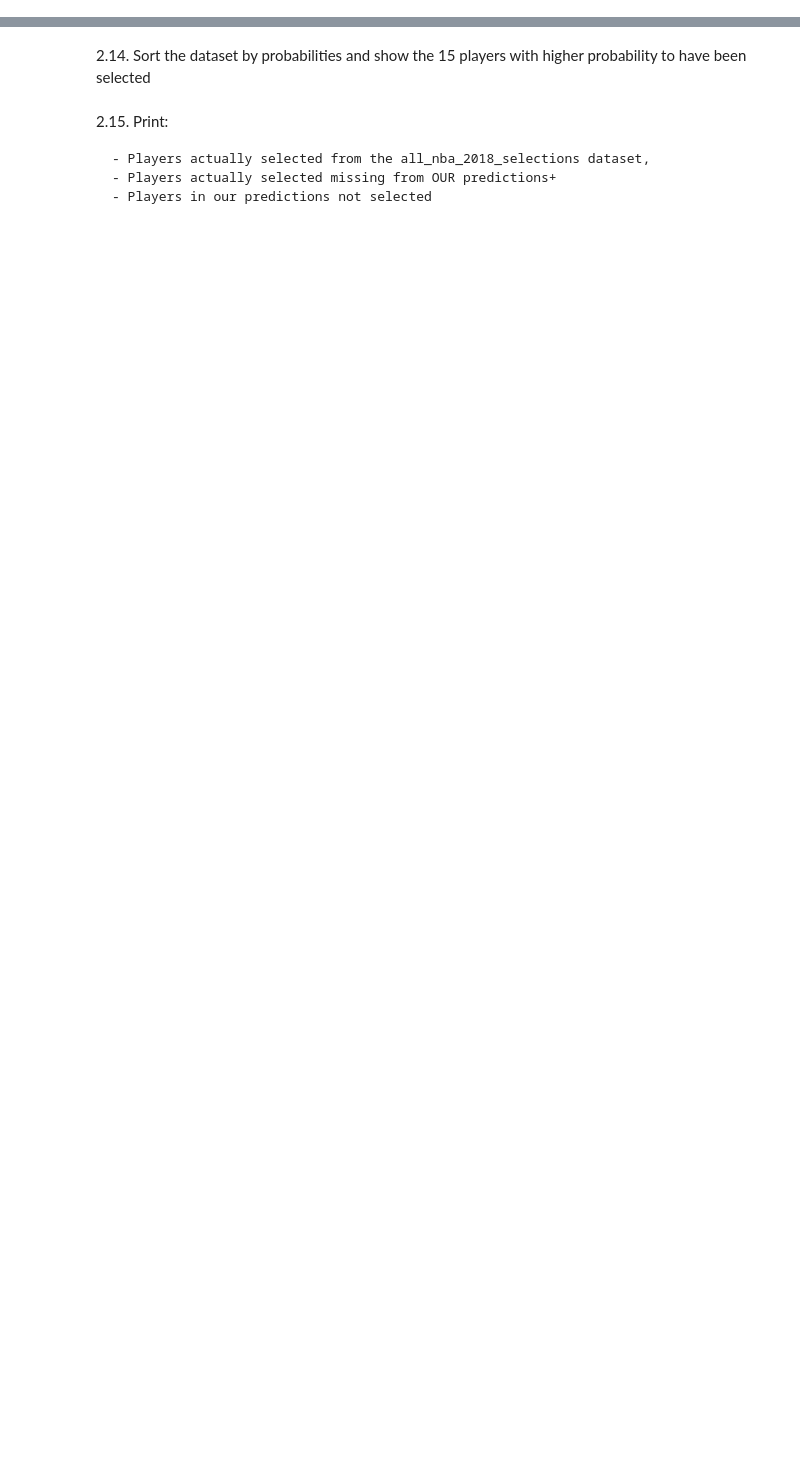
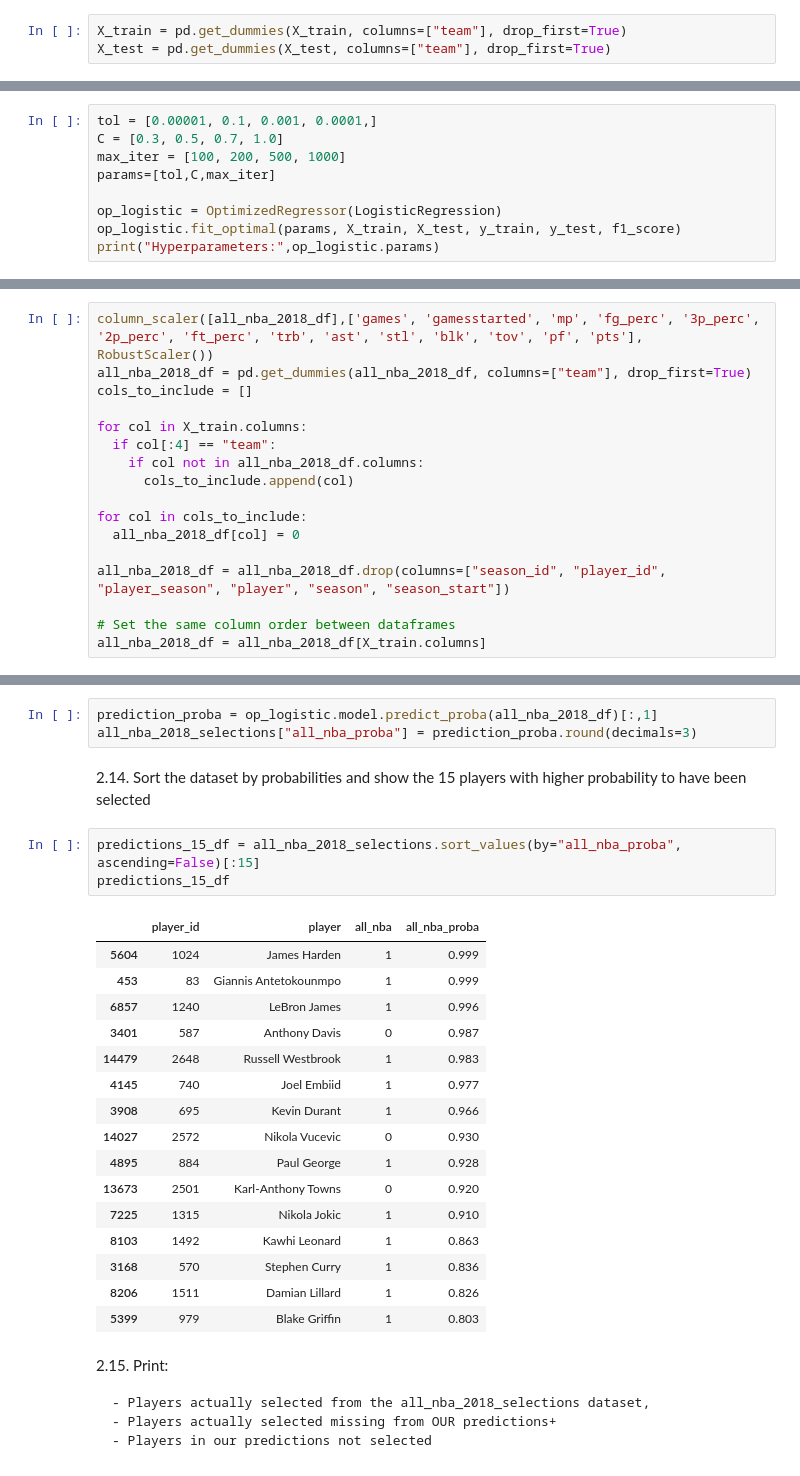
Before and after one commit to ja-818/NBA_outcomes_predictor, a Jupyter notebook: sprint_2_julian_arango.ipynb, the cells around one changed output, grey strips where cells are left out. Cells and saved outputs as stored; diff of their text form; blank space fills up the shorter version.

```diff
--- a/sprint_2_julian_arango.ipynb
+++ b/sprint_2_julian_arango.ipynb
@@ -635,7 +736,19 @@ From now on, you'll be evaluating you model primarily using the F1 Score metric,
 #### Feature engineering
 # %% [markdown]
 2.8. One hot encode the Team feature. Make sure to drop the original column.
+# %%
+X_train = pd.get_dummies(X_train, columns=["team"], drop_first=True)
+X_test = pd.get_dummies(X_test, columns=["team"], drop_first=True)
 # %% [markdown]
 #### Modeling
 # %% [markdown]
 2.9. Train a logistic regresion model, find the best hyperparameters for: tols, C and max_iter. Try at least 4 values of each parameter. Remember to select based on f1 score, but report also precision and recall. Save the best performing model to use in the next steps.
+# %%
+tol = [0.00001, 0.1, 0.001, 0.0001,]
+C = [0.3, 0.5, 0.7, 1.0]
+max_iter = [100, 200, 500, 1000]
+params=[tol,C,max_iter]
+
+op_logistic = OptimizedRegressor(LogisticRegression)
+op_logistic.fit_optimal(params, X_train, X_test, y_train, y_test, f1_score)
+print("Hyperparameters:",op_logistic.params)
@@ -652,6 +775,23 @@ You're now going to evaluate the results on a test dataset that has not being us
 # %%
 all_nba_2018_df = pd.read_csv("https://raw.githubusercontent.com/anyoneai/notebooks/main/datasets/all_nba_2018_dataset.csv", index_col=0)
 all_nba_2018_selections = pd.read_csv("https://raw.githubusercontent.com/anyoneai/notebooks/main/datasets/all_nba_2018_selections.csv", index_col=0)
+# %%
+column_scaler([all_nba_2018_df],['games', 'gamesstarted', 'mp', 'fg_perc', '3p_perc', '2p_perc', 'ft_perc', 'trb', 'ast', 'stl', 'blk', 'tov', 'pf', 'pts'], RobustScaler())
+all_nba_2018_df = pd.get_dummies(all_nba_2018_df, columns=["team"], drop_first=True)
+cols_to_include = []
+
+for col in X_train.columns:
+  if col[:4] == "team":
+    if col not in all_nba_2018_df.columns:
+      cols_to_include.append(col)
+
+for col in cols_to_include:
+  all_nba_2018_df[col] = 0
+
+all_nba_2018_df = all_nba_2018_df.drop(columns=["season_id", "player_id", "player_season", "player", "season", "season_start"])
+
+# Set the same column order between dataframes
+all_nba_2018_df = all_nba_2018_df[X_train.columns]
 # %% [markdown]
 *Don't change anything in this cell, just make it run correctly*
 # %%
@@ -670,8 +824,31 @@ One thing to consider in this problem, is that the number of ALl NBA selections
 Fortunately, our chosen model provides access to the underlying probabilities.
 # %% [markdown]
 2.13. Using the trained model, predict probabilities for all rows in the dataset, and create a new column that has the probability that the player was selected as all nba. Round the probability to 3 decimals.
+# %%
+prediction_proba = op_logistic.model.predict_proba(all_nba_2018_df)[:,1]
+all_nba_2018_selections["all_nba_proba"] = prediction_proba.round(decimals=3)
 # %% [markdown]
 2.14. Sort the dataset by probabilities and show the 15 players with higher probability to have been selected
+# %%
+predictions_15_df = all_nba_2018_selections.sort_values(by="all_nba_proba", ascending=False)[:15]
+predictions_15_df
+# %% [output]
+|  | player_id | player | all_nba | all_nba_proba |
+| 5604 | 1024 | James Harden | 1 | 0.999 |
+| 453 | 83 | Giannis Antetokounmpo | 1 | 0.999 |
+| 6857 | 1240 | LeBron James | 1 | 0.996 |
+| 3401 | 587 | Anthony Davis | 0 | 0.987 |
+| 14479 | 2648 | Russell Westbrook | 1 | 0.983 |
+| 4145 | 740 | Joel Embiid | 1 | 0.977 |
+| 3908 | 695 | Kevin Durant | 1 | 0.966 |
+| 14027 | 2572 | Nikola Vucevic | 0 | 0.930 |
+| 4895 | 884 | Paul George | 1 | 0.928 |
+| 13673 | 2501 | Karl-Anthony Towns | 0 | 0.920 |
+| 7225 | 1315 | Nikola Jokic | 1 | 0.910 |
+| 8103 | 1492 | Kawhi Leonard | 1 | 0.863 |
+| 3168 | 570 | Stephen Curry | 1 | 0.836 |
+| 8206 | 1511 | Damian Lillard | 1 | 0.826 |
+| 5399 | 979 | Blake Griffin | 1 | 0.803 |
 # %% [markdown]
 2.15. Print:
 
```
Also changed, not shown: parts of 43 cells of this notebook.
